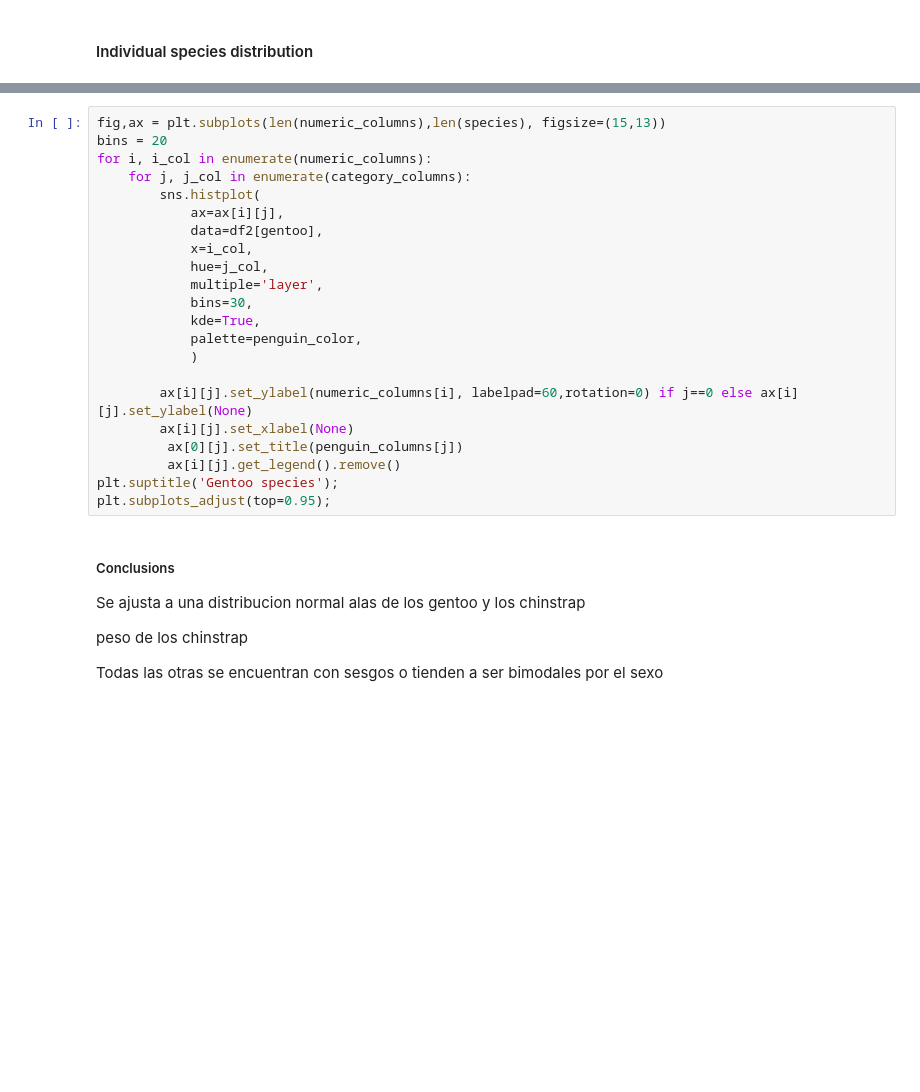
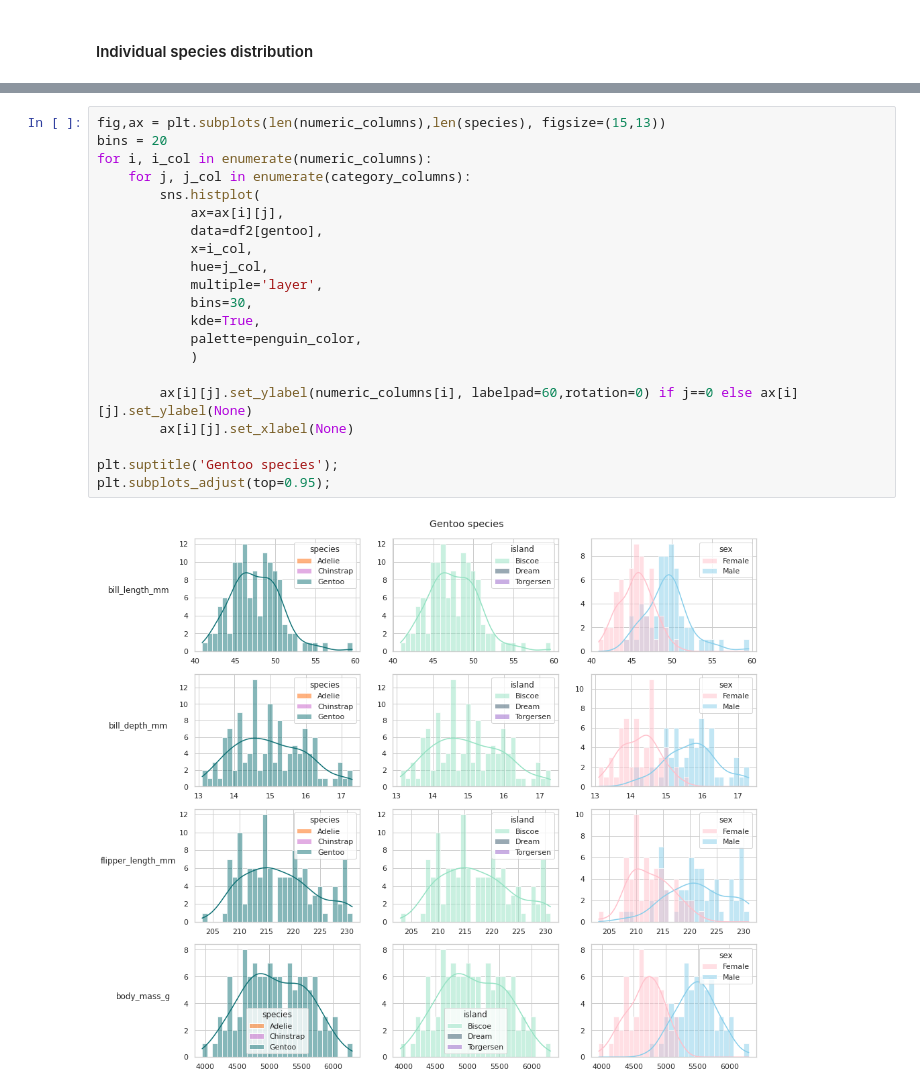
Before and after one commit to mazzaroli/EDA, a Jupyter notebook: personal-project/notebook.ipynb, the cells around one changed output, grey strips where cells are left out. Saved outputs shown, nothing was run; the diff lists cells and outputs as text; blank space fills up the shorter version.

```diff
--- a/personal-project/notebook.ipynb
+++ b/personal-project/notebook.ipynb
@@ -442,31 +577,23 @@ plt.subplots_adjust(top=0.95);
 # %%
 fig,ax = plt.subplots(len(numeric_columns),len(species), figsize=(15,13))
 bins = 20
 for i, i_col in enumerate(numeric_columns):
     for j, j_col in enumerate(category_columns):
         sns.histplot(
             ax=ax[i][j],
             data=df2[gentoo],
             x=i_col,
             hue=j_col,
             multiple='layer',
             bins=30,
             kde=True,
             palette=penguin_color,
             )
 
         ax[i][j].set_ylabel(numeric_columns[i], labelpad=60,rotation=0) if j==0 else ax[i][j].set_ylabel(None)
         ax[i][j].set_xlabel(None)
-         ax[0][j].set_title(penguin_columns[j])
-         ax[i][j].get_legend().remove()
+
 plt.suptitle('Gentoo species');
 plt.subplots_adjust(top=0.95);
+# %% [output]
+[figure, added]
-# %% [markdown]
-##### Conclusions
-
-Se ajusta a una distribucion normal
-alas de los gentoo y los chinstrap
-
-peso de los chinstrap
-
-Todas las otras se encuentran con sesgos o tienden a ser bimodales por el sexo
```
Also changed, not shown: parts of 25 cells of this notebook.
